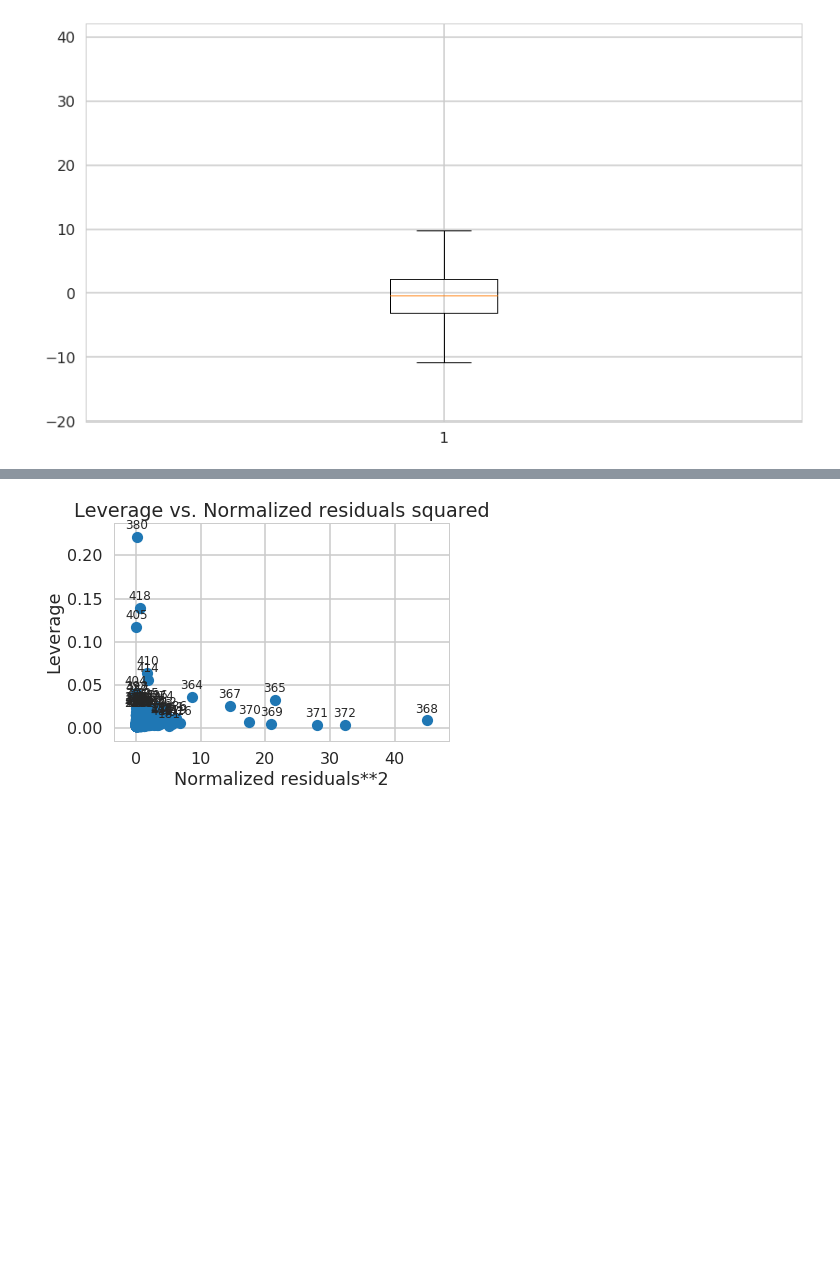
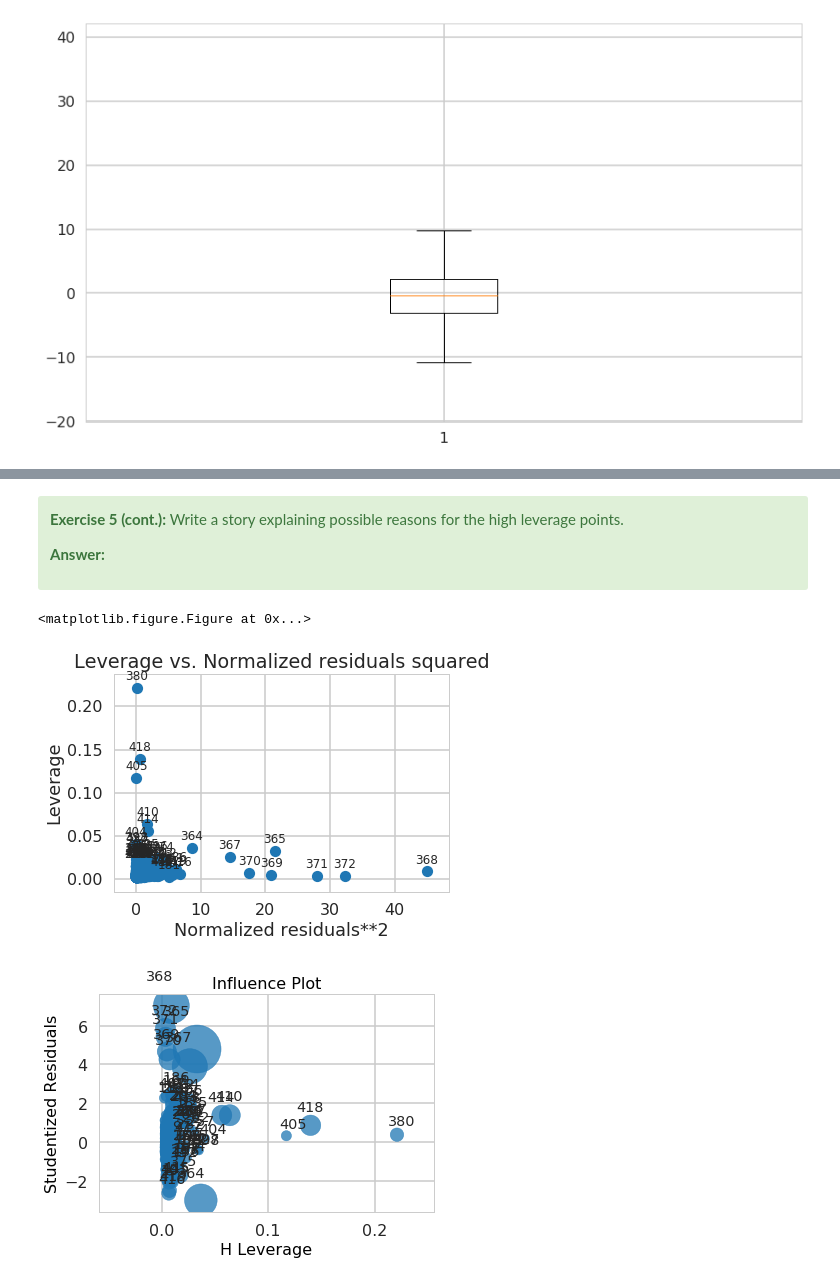
Before and after one commit to SethDKelly/Springboard, a Jupyter notebook: sec11/linear_regression/Mini_Project_Linear_Regression.ipynb, the cells around one changed output, grey strips where cells are left out. Drawn from its saved outputs; the diff is of its cells as text; code cells hidden in the pictures; blank space fills up the shorter version.

```diff
--- a/sec11/linear_regression/Mini_Project_Linear_Regression.ipynb
+++ b/sec11/linear_regression/Mini_Project_Linear_Regression.ipynb
@@ -1165,7 +1273,18 @@ plt.xlabel('Normalized residuals')
+# %% [markdown]
+<div class="alert alert-success">
+
+<p><b>Exercise 5 (cont.):</b> Write a story explaining possible reasons for the high leverage points.</p>
+
+<p><b>Answer:</b> </p>
+</div>
 # %%
 from statsmodels.graphics.regressionplots import *
+plt.figure(figsize=[14,8])
+
 plot_leverage_resid2(ols_crp)
-plt.show()
+influence_plot(ols_crp)
 # %% [output]
+<matplotlib.figure.Figure at 0x...>
 [figure]
+[figure, added]
 # %% [markdown]
```
Also changed, not shown: parts of 51 cells of this notebook.
